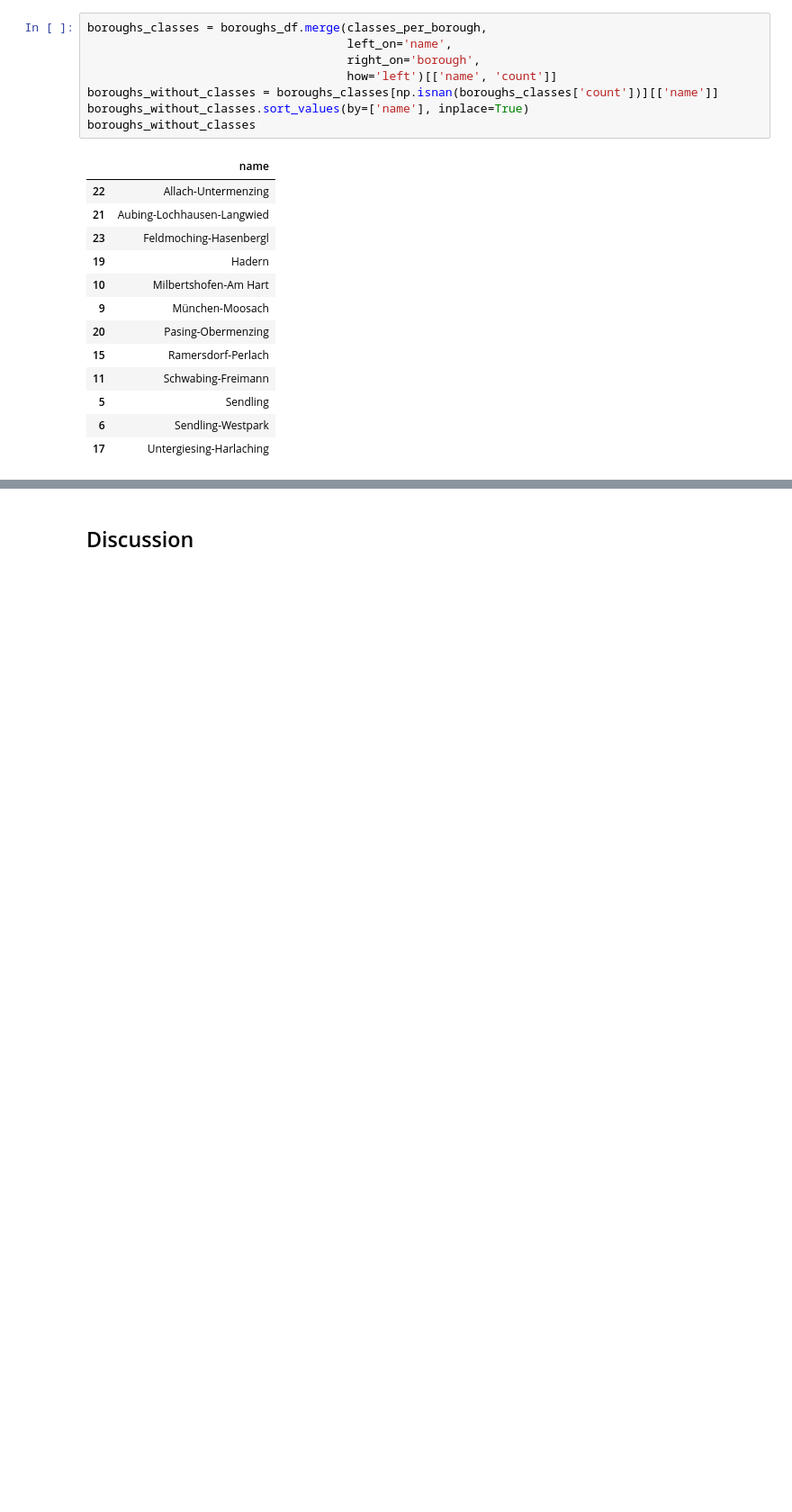
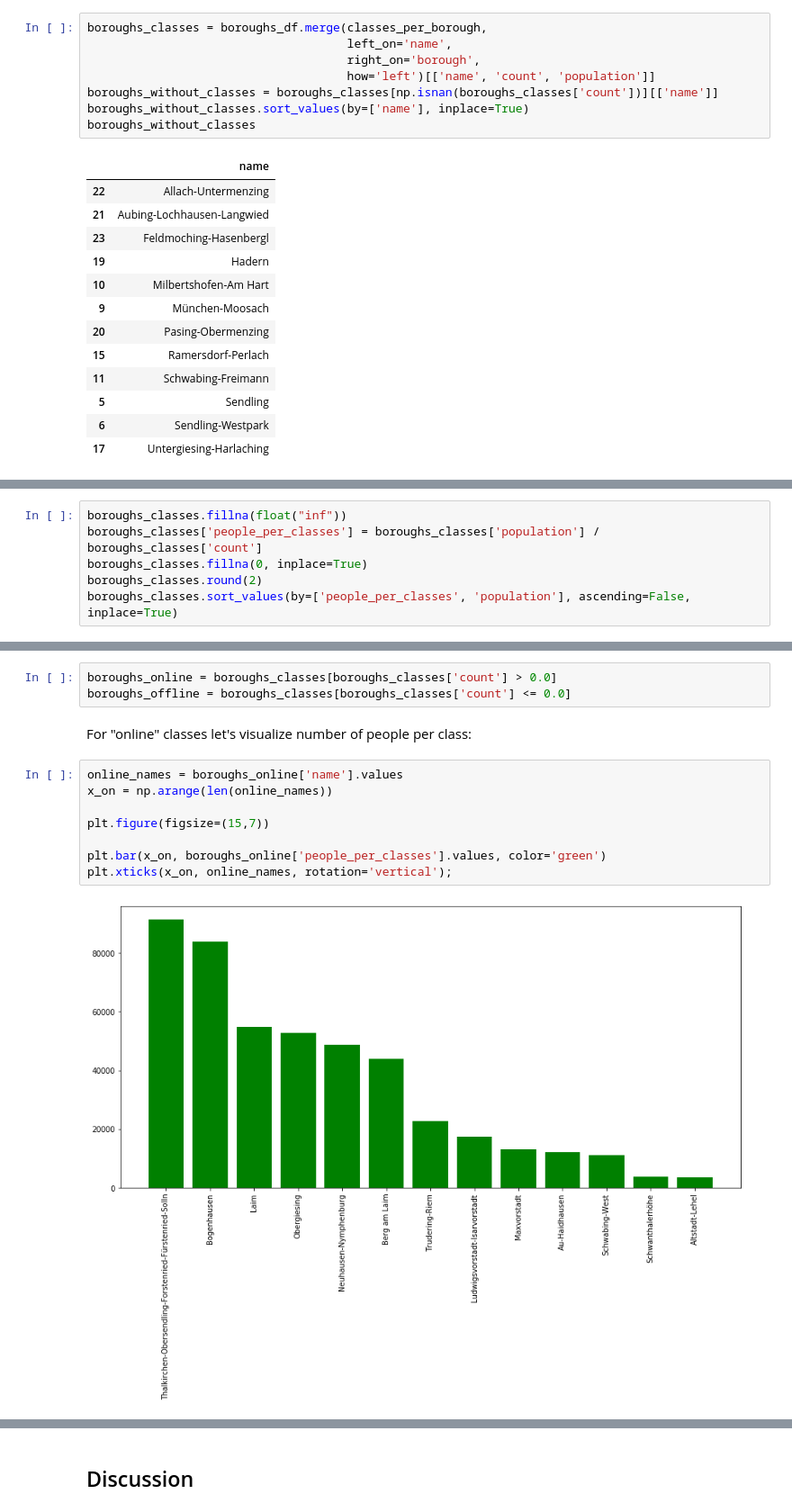
Before and after one commit to tarys/the-battle-of-neighborhoods, a Jupyter notebook: capstone-project.ipynb, the cells around one changed output, grey strips where cells are left out. Shown: that part at 90% size. Drawn from its saved outputs; the diff is of its cells as text; blank space fills up the shorter version.

```diff
--- a/capstone-project.ipynb
+++ b/capstone-project.ipynb
@@ -365,7 +365,7 @@ and some boroughs do not have any joga classes at all:
 boroughs_classes = boroughs_df.merge(classes_per_borough,
                                      left_on='name',
                                      right_on='borough',
-                                     how='left')[['name', 'count']]
+                                     how='left')[['name', 'count', 'population']]
 boroughs_without_classes = boroughs_classes[np.isnan(boroughs_classes['count'])][['name']]
 boroughs_without_classes.sort_values(by=['name'], inplace=True)
 boroughs_without_classes
@@ -387,0 +388,6 @@ boroughs_without_classes
+# %%
+boroughs_classes.fillna(float("inf"))
+boroughs_classes['people_per_classes'] = boroughs_classes['population'] / boroughs_classes['count']
+boroughs_classes.fillna(0, inplace=True)
+boroughs_classes.round(2)
+boroughs_classes.sort_values(by=['people_per_classes', 'population'], ascending=False, inplace=True)
@@ -387,0 +398,15 @@ boroughs_without_classes
+# %%
+boroughs_online = boroughs_classes[boroughs_classes['count'] > 0.0]
+boroughs_offline = boroughs_classes[boroughs_classes['count'] <= 0.0]
+# %% [markdown]
+For "online" classes let's visualize number of people per class:
+# %%
+online_names = boroughs_online['name'].values
+x_on = np.arange(len(online_names))
+
+plt.figure(figsize=(15,7))
+
+plt.bar(x_on, boroughs_online['people_per_classes'].values, color='green')
+plt.xticks(x_on, online_names, rotation='vertical');
+# %% [output]
+[figure, added]
```
Also changed, not shown: parts of 11 cells of this notebook.
